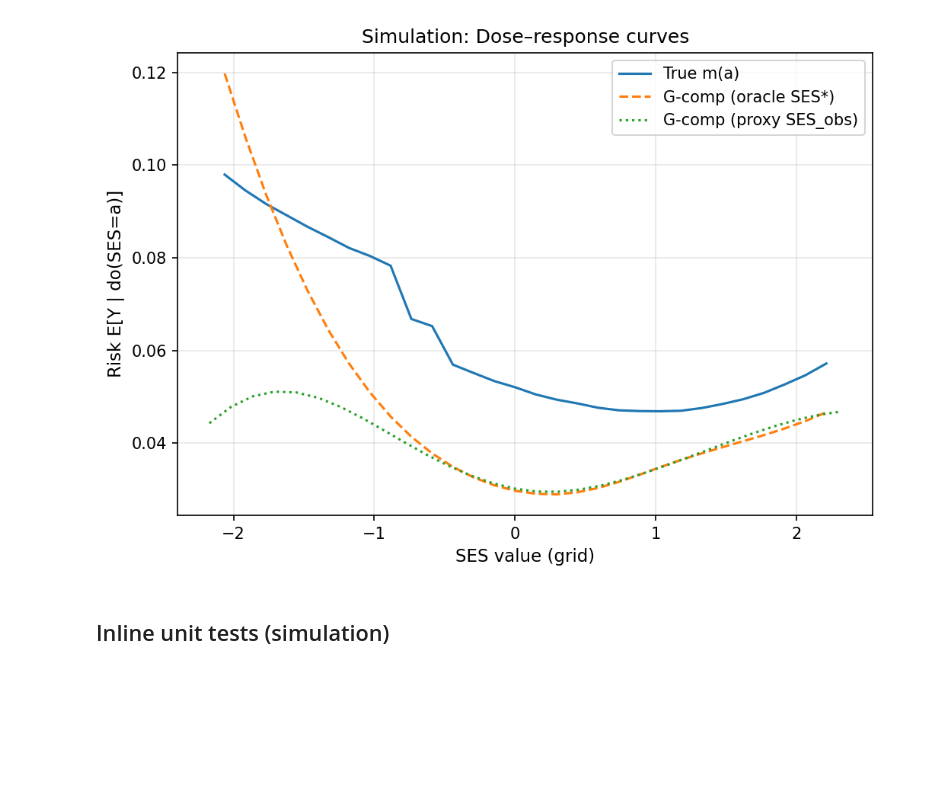
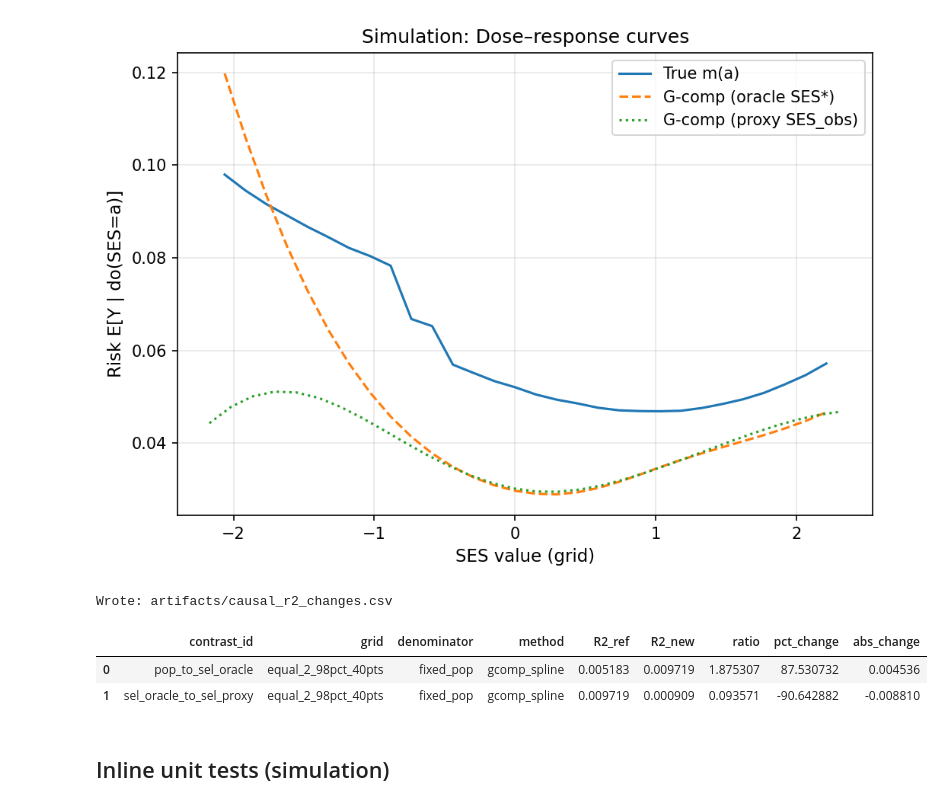
Before and after one commit to sadneurons/ses_residual_confounding, a Jupyter notebook: SES_residual_confounding_executed.ipynb, the cells around one changed output. Drawn from its saved outputs; the diff is of its cells as text; code cells hidden in the pictures; blank space fills up the shorter version.

```diff
--- a/SES_residual_confounding_executed.ipynb
+++ b/SES_residual_confounding_executed.ipynb
@@ -14,10 +16,15 @@ Artifacts are written to `artifacts/`.
 
 # These parameters can be overridden by papermill
 N_POP = 120_000
-SEED = 123
+SEED = 1234
 ART_DIR = "artifacts"
 NHANES_BASE_DIR = ""   # e.g., "/path/to/nhanes_xpt"
 NHANES_CYCLES   = ["C","D","E","F","G","H","I","J"]
+
+R2_DENOM = 'fixed_pop'   # 'fixed_pop' or 'cond_specific'
+R2_GRID_DESC = 'equal_2_98pct_40pts'
+NHANES_AUTO_DOWNLOAD = True
+NHANES_DATASETS = ['DEMO','BPX','BMX','MCQ','SMQ']
 # %%
 # Parameters
 N_POP = 200000
@@ -1085,6 +1092,58 @@ Saved: artifacts/simulation_dose_response.png
  'Shapley_C_share': 0.010856568942971379,
  'Shapley_R2_total': 0.016646130853897212}
 [figure]
+# %%
+
+# Compute causal R^2 changes and write artifacts/causal_r2_changes.csv
+import numpy as np, pandas as pd, os
+
+def causal_r2_from_curve(curve_vals, y_var, weights=None):
+    arr = np.asarray(curve_vals, dtype=float)
+    if weights is None:
+        w = np.ones_like(arr) / len(arr)
+    else:
+        w = np.asarray(weights, dtype=float); w = w / w.sum()
+    mu = np.sum(w * arr)
+    num = np.sum(w * (arr - mu)**2)
+    return float(num / y_var) if y_var > 0 else np.nan
+
+p_pop = float(pop['y'].mean()); p_sel = float(biobank['y'].mean())
+varY_pop = p_pop * (1 - p_pop); varY_sel = p_sel * (1 - p_sel)
+
+R2_pop = causal_r2_from_curve(m_true,  varY_pop if R2_DENOM=='cond_specific' else varY_pop)
+R2_sel_oracle = causal_r2_from_curve(m_hat_star, varY_sel if R2_DENOM=='cond_specific' else varY_pop)
+R2_sel_proxy  = causal_r2_from_curve(m_hat_obs,  varY_sel if R2_DENOM=='cond_specific' else varY_pop)
+
+def pct_change(new, ref):
+    return 100.0 * (new - ref) / ref if (ref is not None and ref!=0 and np.isfinite(ref)) else np.nan
+
+rows = [
+    {
+      "contrast_id": "pop_to_sel_oracle",
+      "grid": R2_GRID_DESC, "denominator": R2_DENOM, "method": "gcomp_spline",
+      "R2_ref": R2_pop, "R2_new": R2_sel_oracle,
+      "ratio": (R2_sel_oracle / R2_pop) if R2_pop else np.nan,
+      "pct_change": pct_change(R2_sel_oracle, R2_pop),
+      "abs_change": (R2_sel_oracle - R2_pop),
+    },
+    {
+      "contrast_id": "sel_oracle_to_sel_proxy",
+      "grid": R2_GRID_DESC, "denominator": R2_DENOM, "method": "gcomp_spline",
+      "R2_ref": R2_sel_oracle, "R2_new": R2_sel_proxy,
+      "ratio": (R2_sel_proxy / R2_sel_oracle) if R2_sel_oracle else np.nan,
+      "pct_change": pct_change(R2_sel_proxy, R2_sel_oracle),
+      "abs_change": (R2_sel_proxy - R2_sel_oracle),
+    },
+]
+df_changes = pd.DataFrame(rows)
+df_changes.to_csv(f"{ART_DIR}/causal_r2_changes.csv", index=False)
+print("Wrote:", f"{ART_DIR}/causal_r2_changes.csv")
+df_changes
+# %% [output]
+Wrote: artifacts/causal_r2_changes.csv
+|  | contrast_id | grid | denominator | method | R2_ref | R2_new | ratio | pct_change | abs_change |
+| 0 | pop_to_sel_oracle | equal_2_98pct_40pts | fixed_pop | gcomp_spline | 0.005183 | 0.009719 | 1.875307 | 87.530732 | 0.004536 |
+| 1 | sel_oracle_to_sel_proxy | equal_2_98pct_40pts | fixed_pop | gcomp_spline | 0.009719 | 0.000909 | 0.093571 | -90.642882 | -0.008810 |
 # %% [markdown]
 ## Inline unit tests (simulation)
 # %%
```
Also changed, not shown: parts of 12 cells of this notebook, 49 other files.
